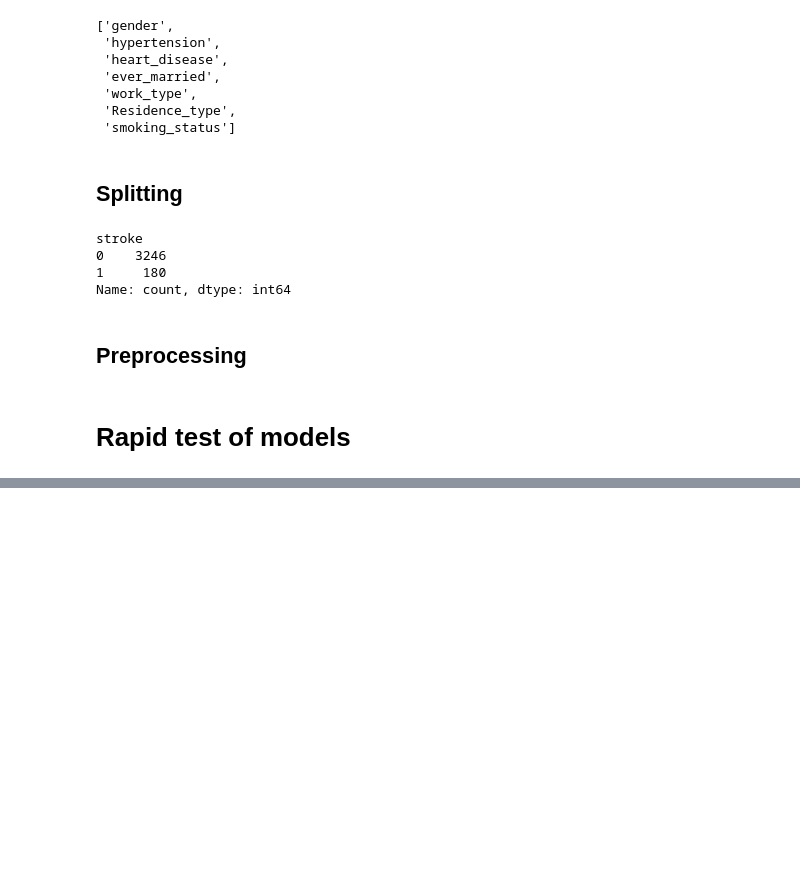
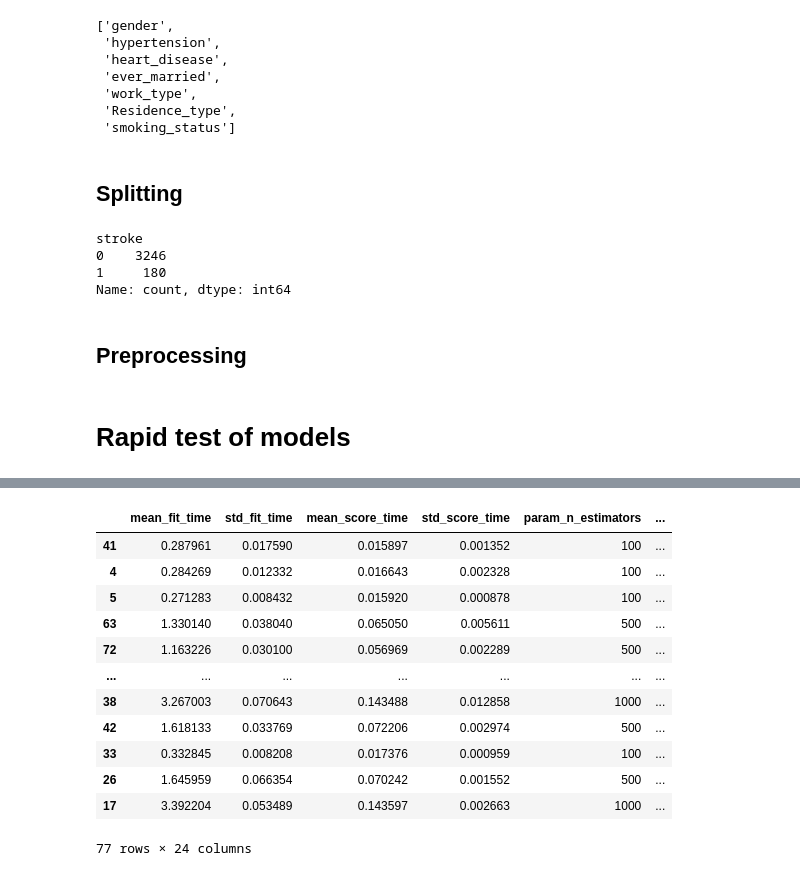
Before and after one commit to dimcaputo/compareCV, a Jupyter notebook: notebook.ipynb, the cells around one changed output, grey strips where cells are left out. Cells and saved outputs as stored; diff of their text form; code cells hidden in the pictures; blank space fills up the shorter version.

```diff
--- a/notebook.ipynb
+++ b/notebook.ipynb
@@ -162,0 +258,22 @@ Results saved in dict.
+# %%
+forestclf = RandomForestClassifier(random_state=38, class_weight='balanced')
+
+param_grid = {
+    'n_estimators':[10,100,500,1000],
+    'max_depth':[3,5,10,15,20,None],
+    'min_samples_split':[2,3],
+    'min_samples_leaf':[1,2,3]
+}
+# %%
+rdmcv = RandomizedSearchCV(
+    estimator=forestclf,
+    scoring='f1',
+    param_distributions=param_grid,
+    n_iter=77,
+    return_train_score=True,
+    cv=5,
+    n_jobs=-1,
+    verbose=3
+)
+# %%
+rdmcv.fit(X_train,y_train)
@@ -162,0 +307,17 @@ Results saved in dict.
+# %%
+df_rdmcv = pd.DataFrame(rdmcv.cv_results_).sort_values(by='rank_test_score')
+df_rdmcv
+# %% [output]
+|  | mean_fit_time | std_fit_time | mean_score_time | std_score_time | param_n_estimators | ... |
+| 41 | 0.287961 | 0.017590 | 0.015897 | 0.001352 | 100 | ... |
+| 4 | 0.284269 | 0.012332 | 0.016643 | 0.002328 | 100 | ... |
+| 5 | 0.271283 | 0.008432 | 0.015920 | 0.000878 | 100 | ... |
+| 63 | 1.330140 | 0.038040 | 0.065050 | 0.005611 | 500 | ... |
+| 72 | 1.163226 | 0.030100 | 0.056969 | 0.002289 | 500 | ... |
+| ... | ... | ... | ... | ... | ... | ... |
+| 38 | 3.267003 | 0.070643 | 0.143488 | 0.012858 | 1000 | ... |
+| 42 | 1.618133 | 0.033769 | 0.072206 | 0.002974 | 500 | ... |
+| 33 | 0.332845 | 0.008208 | 0.017376 | 0.000959 | 100 | ... |
+| 26 | 1.645959 | 0.066354 | 0.070242 | 0.001552 | 500 | ... |
+| 17 | 3.392204 | 0.053489 | 0.143597 | 0.002663 | 1000 | ... |
+77 rows × 24 columns
```
Also changed, not shown: parts of 13 cells of this notebook.
